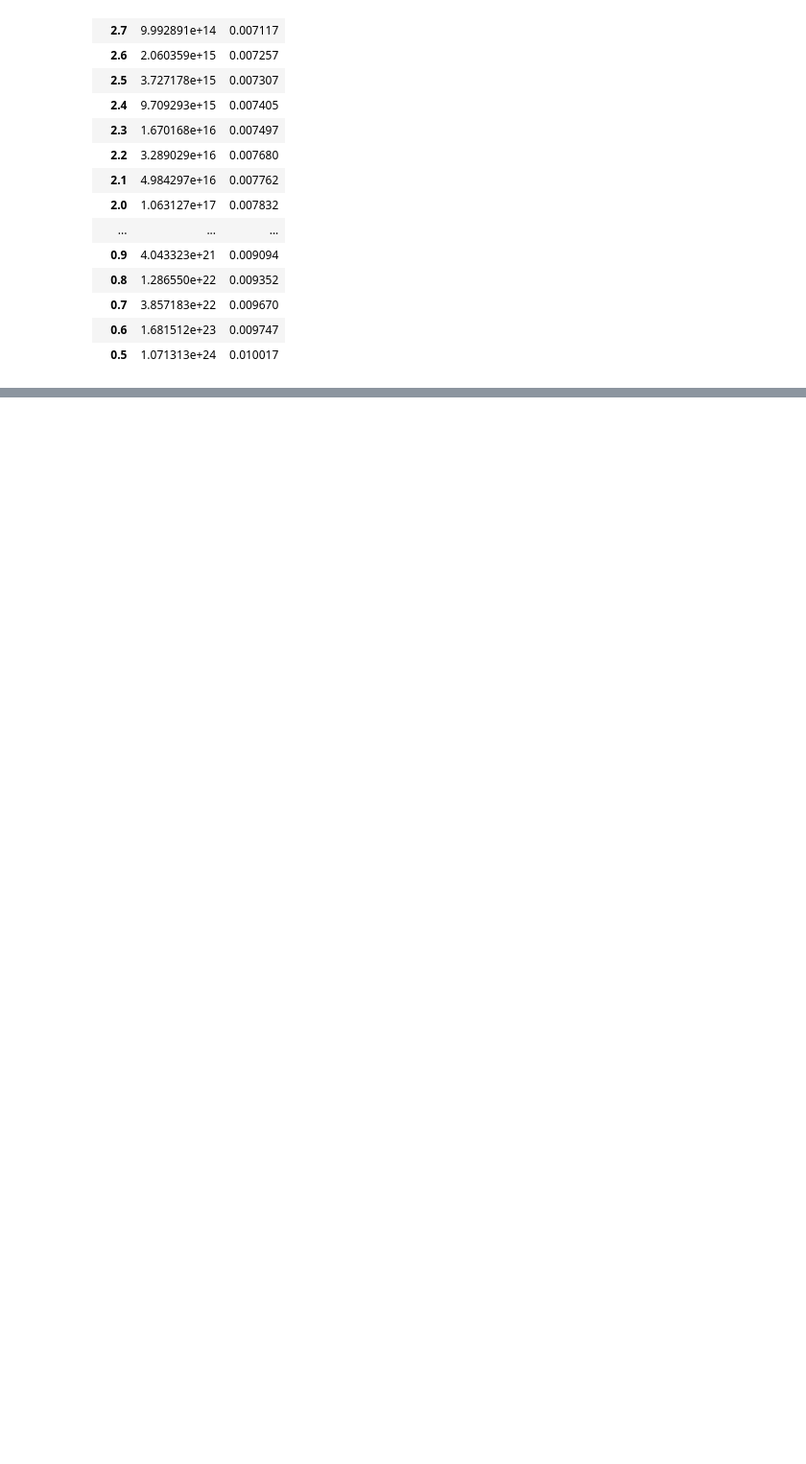
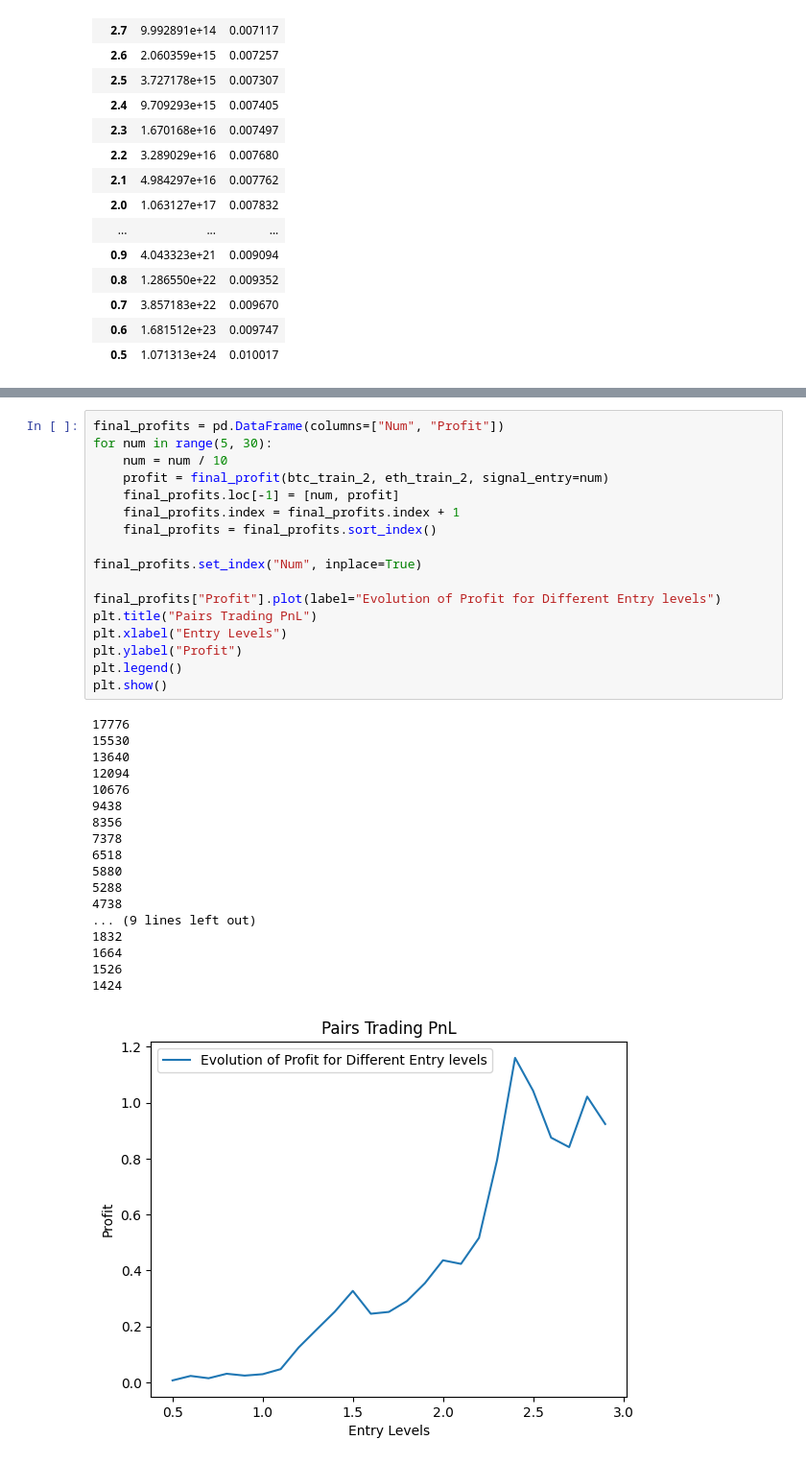
Before and after one commit to Austinai123/minute-data-fetcher, a Jupyter notebook: minute-price-fetcher.ipynb, the cells around one changed output, grey strips where cells are left out. Shown at 96% size. Drawn from its saved outputs; the diff is of its cells as text; blank space fills up the shorter version.

```diff
--- a/minute-price-fetcher.ipynb
+++ b/minute-price-fetcher.ipynb
@@ -1474,0 +1772,36 @@ final_df
+# %%
+final_profits = pd.DataFrame(columns=["Num", "Profit"])
+for num in range(5, 30):
+    num = num / 10
+    profit = final_profit(btc_train_2, eth_train_2, signal_entry=num)
+    final_profits.loc[-1] = [num, profit]
+    final_profits.index = final_profits.index + 1
+    final_profits = final_profits.sort_index()
+
+final_profits.set_index("Num", inplace=True)
+
+final_profits["Profit"].plot(label="Evolution of Profit for Different Entry levels")
+plt.title("Pairs Trading PnL")
+plt.xlabel("Entry Levels")
+plt.ylabel("Profit")
+plt.legend()
+plt.show()
+# %% [output]
+17776
+15530
+13640
+12094
+10676
+9438
+8356
+7378
+6518
+5880
+5288
+4738
+... (9 lines left out)
+1832
+1664
+1526
+1424
+[figure, added]
```
Also changed, not shown: parts of 20 cells of this notebook.
